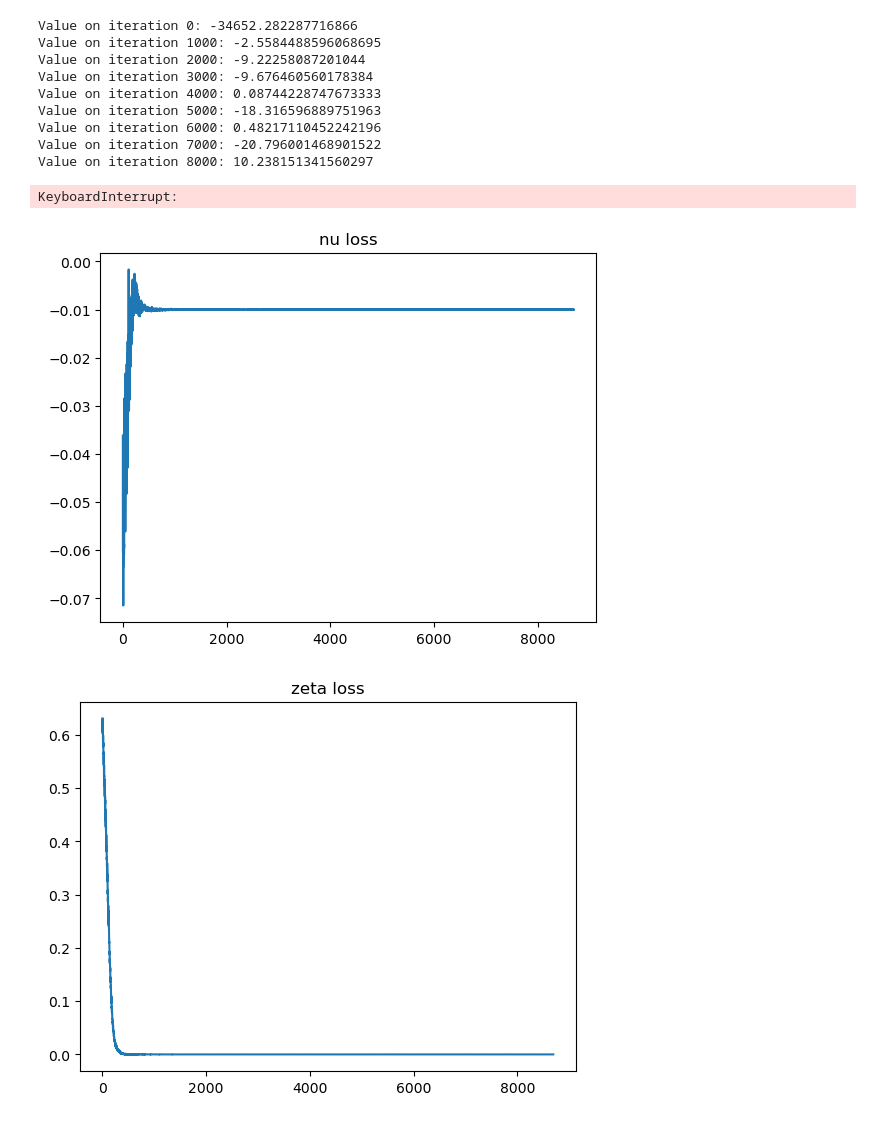
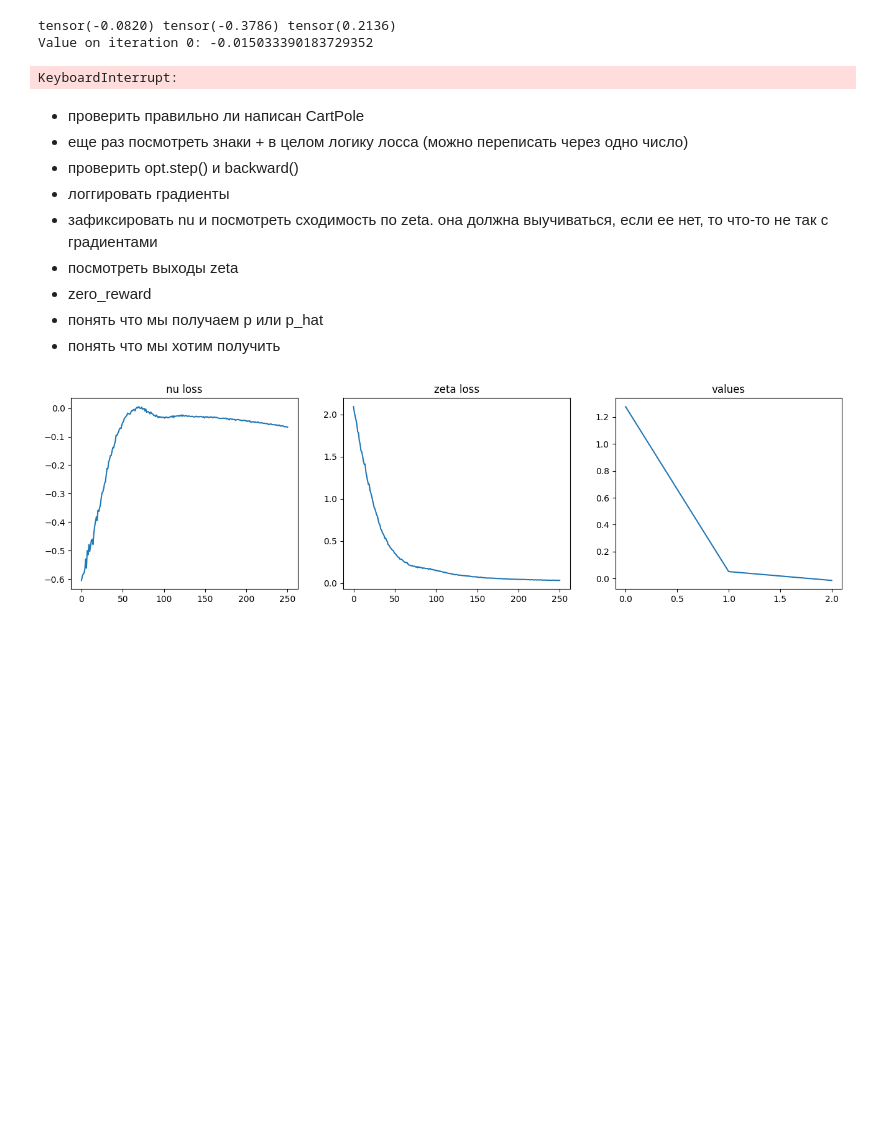
Before and after one commit to Blinkop/Dice-RL, a Jupyter notebook: example_v2.ipynb, the cells around one changed output. Saved outputs shown, nothing was run; the diff lists cells and outputs as text; code cells hidden in the pictures; blank space fills up the shorter version.

Commit message:
rewrite example_v2 for cartpole

```diff
--- a/example_v2.ipynb
+++ b/example_v2.ipynb
@@ -89,9 +67,8 @@ def seed_worker(worker_id):
     worker_seed = torch.initial_seed() % 2 ** 32
     np.random.seed(worker_seed+worker_id)
 
-dataset = MovieLensBasicMDP(
-    num_items=NUM_ITEMS,
-    user_sequences=sequences.values.tolist(),
+dataset = CartPoleMDP(
+    ds_path="/home/hdilab/amgimranov/Dice-RL/cartpole_ds.npy",
     num_samples=NUM_SAMPLES
 )
 
@@ -123,18 +93,18 @@ policy = PopularRandomPolicy(
 # %%
 nu = ValueNetwork(
     num_layers=2,
-    state_dim=NUM_ITEMS,
-    action_dim=NUM_ITEMS,
+    state_dim=4,
+    action_dim=2,
     hidden_dim=64,
-    output_activation=torch.nn.Tanh,
+    output_activation=None,
     seed=RANDOM_SEED
 )
 nu = nu.to(DEVICE)
 
 zeta = ValueNetwork(
     num_layers=2,
-    state_dim=NUM_ITEMS,
-    action_dim=NUM_ITEMS,
+    state_dim=4,
+    action_dim=2,
     hidden_dim=64,
     output_activation=SquaredActivation if ZETA_POS else None,
     seed=RANDOM_SEED+1
@@ -150,7 +120,7 @@ dice = NeuralDice(
     nu_lr=NU_LR,
     zeta_lr=ZETA_LR,
     lambda_lr=NU_LR,
-    num_actions=NUM_ITEMS,
+    num_actions=2,
     gamma=GAMMA,
     zero_reward=ZERO_REWARD,
     f_exponent=1.5,
@@ -165,7 +135,7 @@ dice = NeuralDice(
     device=DEVICE
 )
 # %%
-def estimate_policy(data: MovieLensBasicMDP):
+def estimate_policy(data: MovieLensBasicMDP, print_zeta=False):
     values = []
     for batch in data.iterate_dataset(batch_size=100):
         batch = [b.to(DEVICE) for b in batch]
@@ -175,19 +145,22 @@ def estimate_policy(data: MovieLensBasicMDP):
             dice.estimate_average_reward(
                 states=states,
                 actions=actions,
-                rewards=rewards
+                rewards=rewards,
+                print_zeta=print_zeta
             )
         )
+        print_zeta=False
 
-    return sum(values)
+    return np.mean(values)
 # %%
+from tqdm import tqdm
+
 nu_losses = []
 zeta_losses = []
 lambda_losses = []
 values = []
 
-i = 0
-for batch in loader:
+for i, batch in enumerate(tqdm(loader, total=NUM_ITER)):
     if i >= NUM_ITER:
         break
 
@@ -199,38 +172,37 @@ for batch in loader:
     lambda_losses.append(lambda_loss)
 
     if i % EVAL_ITER  == 0 or i == (NUM_ITER - 1):
-        value = estimate_policy(data=dataset)
+        value = estimate_policy(data=dataset, print_zeta=True)
         print(f'Value on iteration {i}: {value}')
         values.append(value)
-
-    i += 1
 # %% [output]
-Value on iteration 0: -34652.282287716866
-Value on iteration 1000: -2.5584488596068695
-Value on iteration 2000: -9.22258087201044
-Value on iteration 3000: -9.676460560178384
-Value on iteration 4000: 0.08744228747673333
-Value on iteration 5000: -18.316596889751963
-Value on iteration 6000: 0.48217110452242196
-Value on iteration 7000: -20.796001468901522
-Value on iteration 8000: 10.238151341560297
+tensor(-0.0820) tensor(-0.3786) tensor(0.2136)
+Value on iteration 0: -0.015033390183729352
 KeyboardInterrupt:
+# %% [markdown]
+* проверить правильно ли написан CartPole
+* еще раз посмотреть знаки + в целом логику лосса (можно переписать через одно число)
+* проверить opt.step() и backward()
+* логгировать градиенты
+* зафиксировать nu и посмотреть сходимость по zeta. она должна выучиваться, если ее нет, то что-то не так с градиентами
+* посмотреть выходы zeta
+* zero_reward
+* понять что мы получаем p или p_hat
+* понять что мы хотим получить
 # %%
+plt.figure(figsize=(16, 4))
+plt.subplot(1, 3, 1)
 plt.plot(nu_losses)
 plt.title('nu loss')
-plt.show()
 
+plt.subplot(1, 3, 2)
 plt.plot(zeta_losses)
 plt.title('zeta loss')
-plt.show()
 
-plt.plot(lambda_losses)
-plt.title('lambda loss')
-plt.show()
-
+plt.subplot(1, 3, 3)
 plt.plot(values)
 plt.title('values')
+
 plt.show()
 # %% [output]
-[figure, old version]
+[figure, new version]
-[figure, removed]
```
Also changed, not shown: parts of 8 cells of this notebook.
